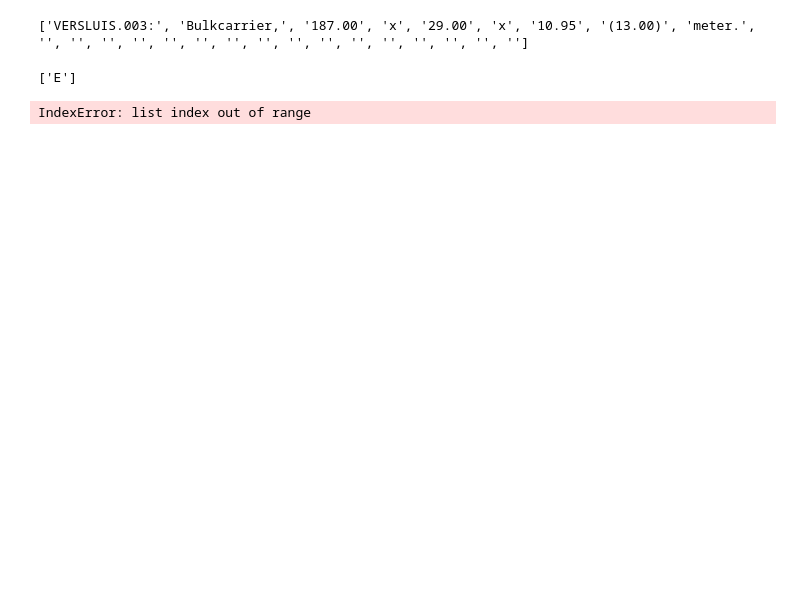
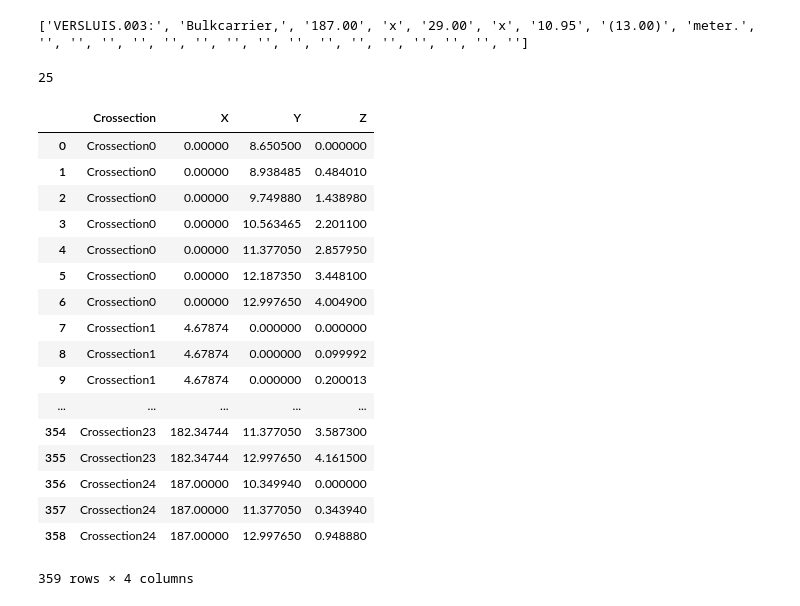
Before and after one commit to WHW-HAHA/Ship-mesher, a Jupyter notebook: New/Untitled.ipynb, the cells around one changed output. Cells and saved outputs as stored; diff of their text form; code cells hidden in the pictures; blank space fills up the shorter version.

Commit message:
Update linesplan file process

```diff
--- a/New/Untitled.ipynb
+++ b/New/Untitled.ipynb
@@ -15,7 +17,6 @@ with open(file_path) as linesplan_info:
             info = raw_info[1]
             info_crossection = raw_info[3]
             info_pro = info.split(' ')
-            print(info_pro)
             vessel_name = info_pro[0][:-1]
 
             try:
@@ -35,8 +36,6 @@ with open(file_path) as linesplan_info:
             num_cross_sections_int = int(num_cross_sections_pattern.search(info_crossection).group(0))
 
             linesplan_info.close()
-# %% [output]
-['VERSLUIS.003:', 'Bulkcarrier,', '187.00', 'x', '29.00', 'x', '10.95', '(13.00)', 'meter.', '', '', '', '', '', '', '', '', '', '', '', '', '', '', '', '']
 # %%
 ## get the coordinates of the scatters
 import numpy as np
@@ -65,14 +64,12 @@ class linesplan():
         self.kyy = None
         self.KG = None
         self.displacement = None
-#         self.file_path = r'C:\Users\907932\Desktop\Software\Diffrac_related\Diffrac database\001_linesplan database\linesplans\coaster_v08.linesplan'
-#         self.file_path = r'C:\Users\907932\Desktop\Software\Diffrac_related\Diffrac database\001_linesplan database\Original linesplan database Journee Versluis\Versluis.004'
         self.file_path = linsplan_path
 
     def get_info(self):
         # get the originald ship dimensions(L, B, T, D)
         with open(self.file_path) as linesplan_info:
-            raw_info = linesplan_info.read().split('\n')[1]
+            raw_info = linesplan_info.read().split('\n')
             info = raw_info[1]
             info_crossection = raw_info[3]
             info_pro = info.split(' ')
@@ -119,11 +116,7 @@ class linesplan():
                     fractions.append(float(fraction))
         self.fractions = fractions
 
-
     def get_coordinate(self):
-        '''
-
-        '''
         # First find the origin of the ship
         # X_0 is the stern of ship, y_0 is central line, z_0 is keel
         fraction_sum = [0]
@@ -133,8 +126,14 @@ class linesplan():
         # print(' fraction: {}'.format(fraction_sum))
         x_cors = np.array(fraction_sum) * self.L
 
-        with open(self.file_path, 'r') as plan:
-             content = plan.read().split('\n')
+#         self.coordinate_df = DataFrame({'Crossection':[] , 'x': [], 'y':[], 'z':[]})
+        self.crossection_list = []
+        self.x_list = []
+        self.y_list = []
+        self.z_list = []
+
+        with open(self.file_path, 'r') as linesplan:
+             content = linesplan.read().split('\n')
              Content = []
              effective_content = content[4 + math.ceil((self.num_cross_section)/6) + 1: -3]
              for items in effective_content:
@@ -156,28 +155,56 @@ class linesplan():
                  #     z_cor = np.insert(z_cor,0, 0)
                  Content = Content[index + num_points_per_section*2 + 2: ] # 不是-1, 因为列表不会包含最后一个值
                  # organize coordinate per section
+
                  try:
                      x_cor = np.ones(len(y_cor)) * x_cors[count]
-                     coordinates = list(zip(x_cor, y_cor, z_cor))
-                     Coordinates.append(coordinates)
+                     crossection = ['Crossection' + str(count)] * len(y_cor)
+                     self.x_list += x_cor.tolist()
+                     self.y_list += y_cor.tolist()
+                     self.z_list += z_cor.tolist()
+                     self.crossection_list += crossection
                      count += 1
                  except:
                      print('The ship model is wrong, you may lose the last cross-section!')
 
-             plan.close()
+             linesplan.close()
              # Coordinates[0] = np.insert(Coordinates[0], 0, (0 , 0, self.T))
              # Coordinates[-1] = np.append(Coordinates[-1], (self.L, 0, self.T))
              # self.num_cross_section = self.num_cross_section
-             self.coordinate = Coordinates
+             DF_feed = {'Crossection': self.crossection_list,
+                        'X': self.x_list,
+                        'Y': self.y_list,
+                        'Z': self.z_list}
+        self.coordinate_df = DataFrame(DF_feed)
 # %%
 linesplan_processor = linesplan(linsplan_path= file_path)
 linesplan_processor.get_info()
 linesplan_processor.get_fraction()
 linesplan_processor.get_coordinate()
 # %% [output]
-['E']
+['VERSLUIS.003:', 'Bulkcarrier,', '187.00', 'x', '29.00', 'x', '10.95', '(13.00)', 'meter.', '', '', '', '', '', '', '', '', '', '', '', '', '', '', '', '']
-IndexError: list index out of range
 # %%
 len(linesplan_processor.fractions)
+# %% [output]
+25
 # %%
-linesplan_processor.coordinate
+linesplan_processor.coordinate_df
+# %% [output]
+|  | Crossection | X | Y | Z |
+| 0 | Crossection0 | 0.00000 | 8.650500 | 0.000000 |
+| 1 | Crossection0 | 0.00000 | 8.938485 | 0.484010 |
+| 2 | Crossection0 | 0.00000 | 9.749880 | 1.438980 |
+| 3 | Crossection0 | 0.00000 | 10.563465 | 2.201100 |
+| 4 | Crossection0 | 0.00000 | 11.377050 | 2.857950 |
+| 5 | Crossection0 | 0.00000 | 12.187350 | 3.448100 |
+| 6 | Crossection0 | 0.00000 | 12.997650 | 4.004900 |
+| 7 | Crossection1 | 4.67874 | 0.000000 | 0.000000 |
+| 8 | Crossection1 | 4.67874 | 0.000000 | 0.099992 |
+| 9 | Crossection1 | 4.67874 | 0.000000 | 0.200013 |
+| ... | ... | ... | ... | ... |
+| 354 | Crossection23 | 182.34744 | 11.377050 | 3.587300 |
+| 355 | Crossection23 | 182.34744 | 12.997650 | 4.161500 |
+| 356 | Crossection24 | 187.00000 | 10.349940 | 0.000000 |
+| 357 | Crossection24 | 187.00000 | 11.377050 | 0.343940 |
+| 358 | Crossection24 | 187.00000 | 12.997650 | 0.948880 |
+359 rows × 4 columns
```
Also changed, not shown: parts of 4 cells of this notebook.
